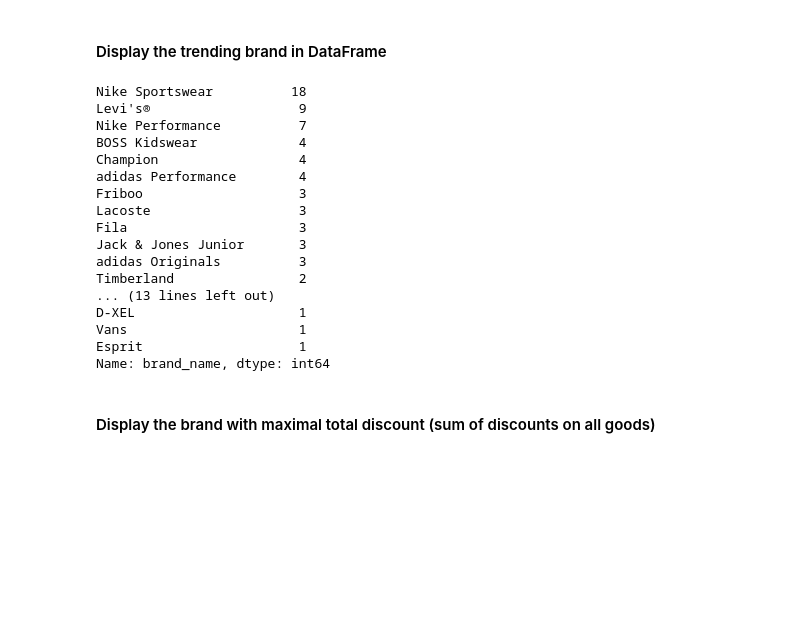
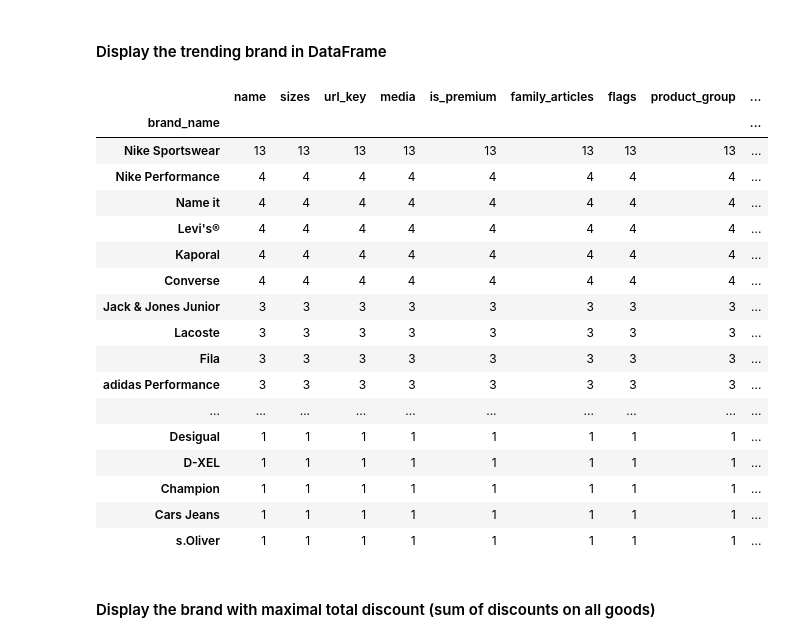
Before and after one commit to ironhack-bcn-data-june-2020/15-lab-parsing-API-data, a Jupyter notebook: your-code/guided-lesson.ipynb, the cells around one changed output. Saved outputs shown, nothing was run; the diff lists cells and outputs as text; code cells hidden in the pictures; blank space fills up the shorter version.

```diff
--- a/your-code/guided-lesson.ipynb
+++ b/your-code/guided-lesson.ipynb
@@ -134 +134,5 @@ dataframe
 84 rows × 18 columns
+# %%
+# Sku as index
+
+dataframe.set_index('sku', inplace=True)
@@ -142,24 +163,26 @@ total_pages
 # %% [markdown]
 #### Display the trending brand in DataFrame
-# %%
-dataframe["brand_name"].value_counts()
-# %% [output]
-Nike Sportswear          18
-Levi's®                   9
-Nike Performance          7
-BOSS Kidswear             4
-Champion                  4
-adidas Performance        4
-Friboo                    3
-Lacoste                   3
-Fila                      3
-Jack & Jones Junior       3
-adidas Originals          3
-Timberland                2
-... (13 lines left out)
-D-XEL                     1
-Vans                      1
-Esprit                    1
-Name: brand_name, dtype: int64
+# %%
+dataframe.groupby("brand_name").count().sort_values(by = "name", ascending = False)
+# Trending brand is Nike Sportswear
+# %% [output]
+|  | name | sizes | url_key | media | is_premium | family_articles | flags | product_group | ... |
+| brand_name |  |  |  |  |  |  |  |  | ... |
+| Nike Sportswear | 13 | 13 | 13 | 13 | 13 | 13 | 13 | 13 | ... |
+| Nike Performance | 4 | 4 | 4 | 4 | 4 | 4 | 4 | 4 | ... |
+| Name it | 4 | 4 | 4 | 4 | 4 | 4 | 4 | 4 | ... |
+| Levi's® | 4 | 4 | 4 | 4 | 4 | 4 | 4 | 4 | ... |
+| Kaporal | 4 | 4 | 4 | 4 | 4 | 4 | 4 | 4 | ... |
+| Converse | 4 | 4 | 4 | 4 | 4 | 4 | 4 | 4 | ... |
+| Jack & Jones Junior | 3 | 3 | 3 | 3 | 3 | 3 | 3 | 3 | ... |
+| Lacoste | 3 | 3 | 3 | 3 | 3 | 3 | 3 | 3 | ... |
+| Fila | 3 | 3 | 3 | 3 | 3 | 3 | 3 | 3 | ... |
+| adidas Performance | 3 | 3 | 3 | 3 | 3 | 3 | 3 | 3 | ... |
+| ... | ... | ... | ... | ... | ... | ... | ... | ... | ... |
+| Desigual | 1 | 1 | 1 | 1 | 1 | 1 | 1 | 1 | ... |
+| D-XEL | 1 | 1 | 1 | 1 | 1 | 1 | 1 | 1 | ... |
+| Champion | 1 | 1 | 1 | 1 | 1 | 1 | 1 | 1 | ... |
+| Cars Jeans | 1 | 1 | 1 | 1 | 1 | 1 | 1 | 1 | ... |
+| s.Oliver | 1 | 1 | 1 | 1 | 1 | 1 | 1 | 1 | ... |
 # %% [markdown]
 #### Display the brand with maximal total discount (sum of discounts on all goods)
```
Also changed, not shown: parts of 11 cells of this notebook, 1 other file.
